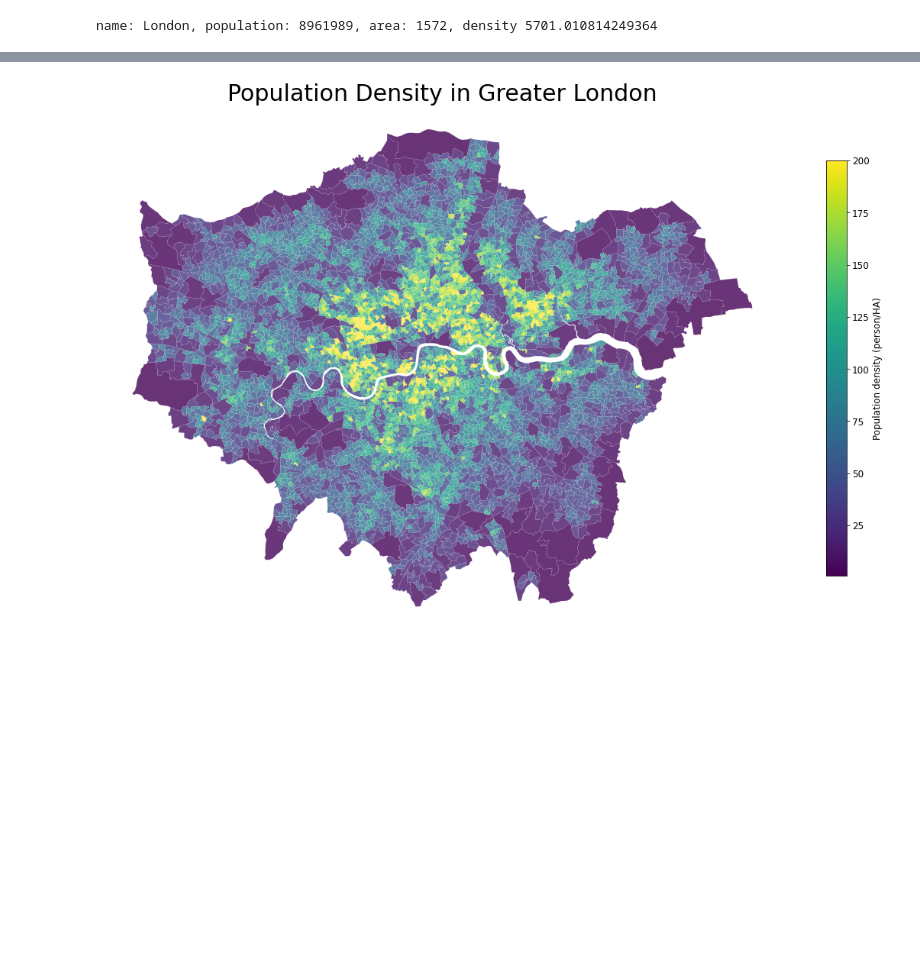
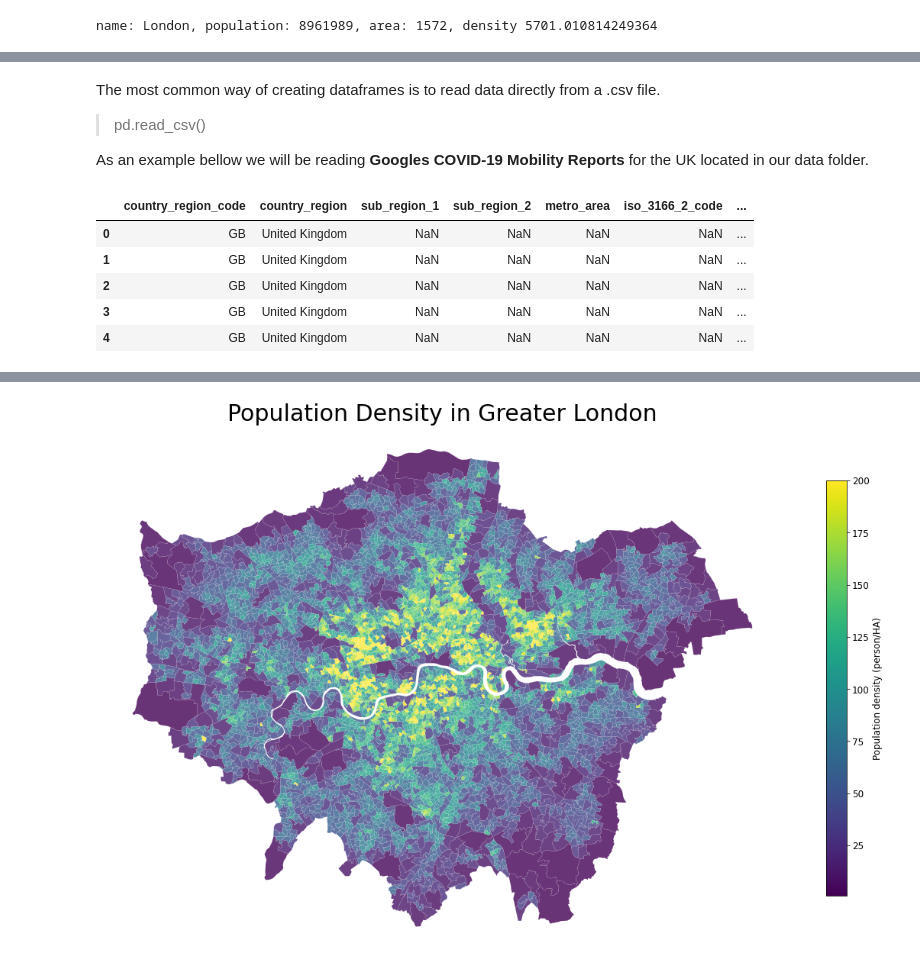
Before and after one commit to mateoneira/urban_simulation, a Jupyter notebook: practicals/week1/00. Python Review.ipynb, the cells around one changed output, grey strips where cells are left out. Drawn from its saved outputs; the diff is of its cells as text; code cells hidden in the pictures; blank space fills up the shorter version.

```diff
--- a/practicals/week1/00. Python Review.ipynb
+++ b/practicals/week1/00. Python Review.ipynb
@@ -627,0 +424,19 @@ Index(['LSOA11CD', 'LSOA11NM', 'MSOA11CD', 'MSOA11NM', 'LAD11CD', 'LAD11NM',
+# %% [markdown]
+The most common way of creating dataframes is to read data directly from a .csv file.
+
+> pd.read_csv()
+
+As an example bellow we will be reading **Googles COVID-19 Mobility Reports** for the UK located in our data folder.
+# %%
+#read csv data
+data = pd.read_csv('data/2020_GB_Region_Mobility_Report.csv')
+
+#this prints the head of the dataframe
+data.head()
+# %% [output]
+|  | country_region_code | country_region | sub_region_1 | sub_region_2 | metro_area | iso_3166_2_code | ... |
+| 0 | GB | United Kingdom | NaN | NaN | NaN | NaN | ... |
+| 1 | GB | United Kingdom | NaN | NaN | NaN | NaN | ... |
+| 2 | GB | United Kingdom | NaN | NaN | NaN | NaN | ... |
+| 3 | GB | United Kingdom | NaN | NaN | NaN | NaN | ... |
+| 4 | GB | United Kingdom | NaN | NaN | NaN | NaN | ... |
```
Also changed, not shown: parts of 50 cells of this notebook, 3 other files.
